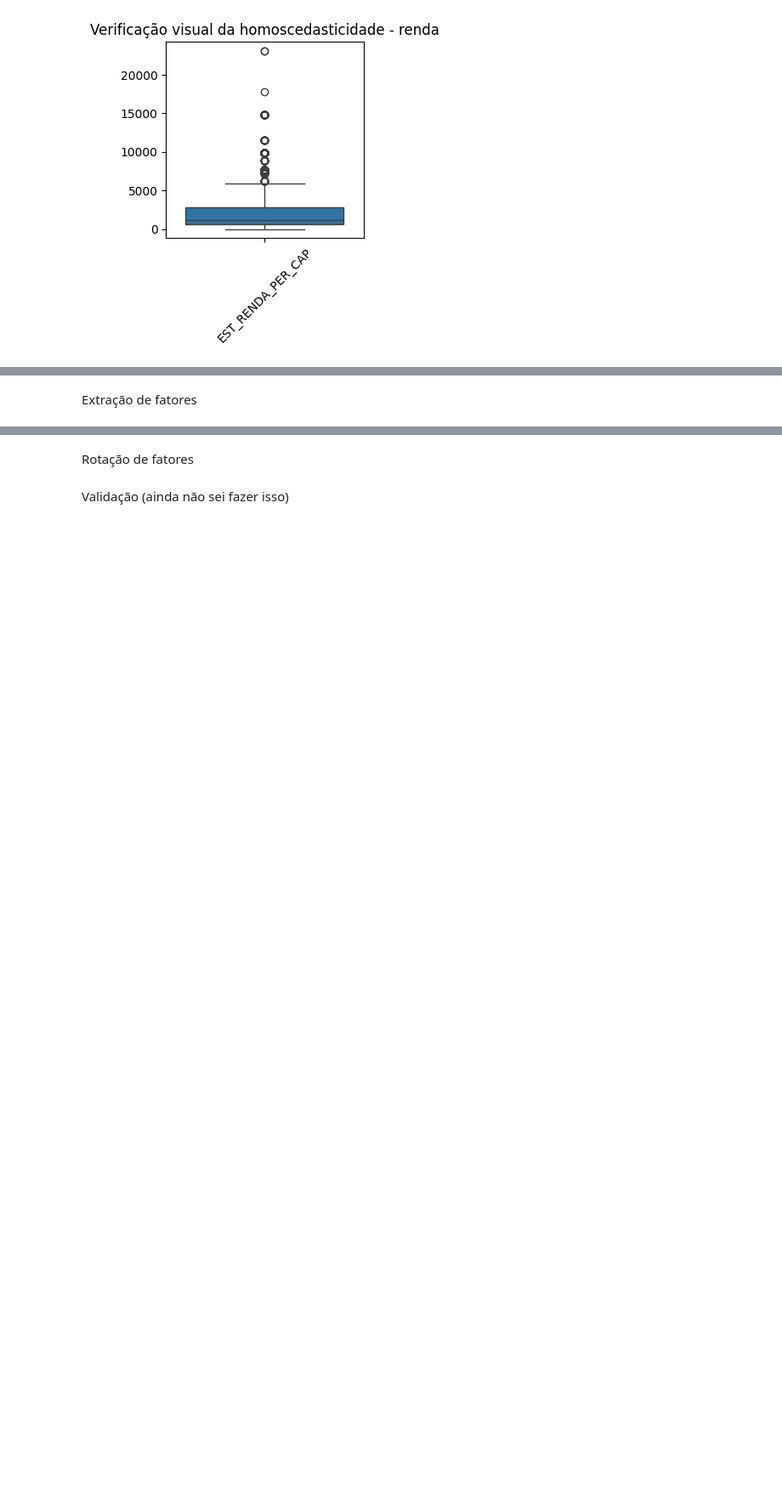
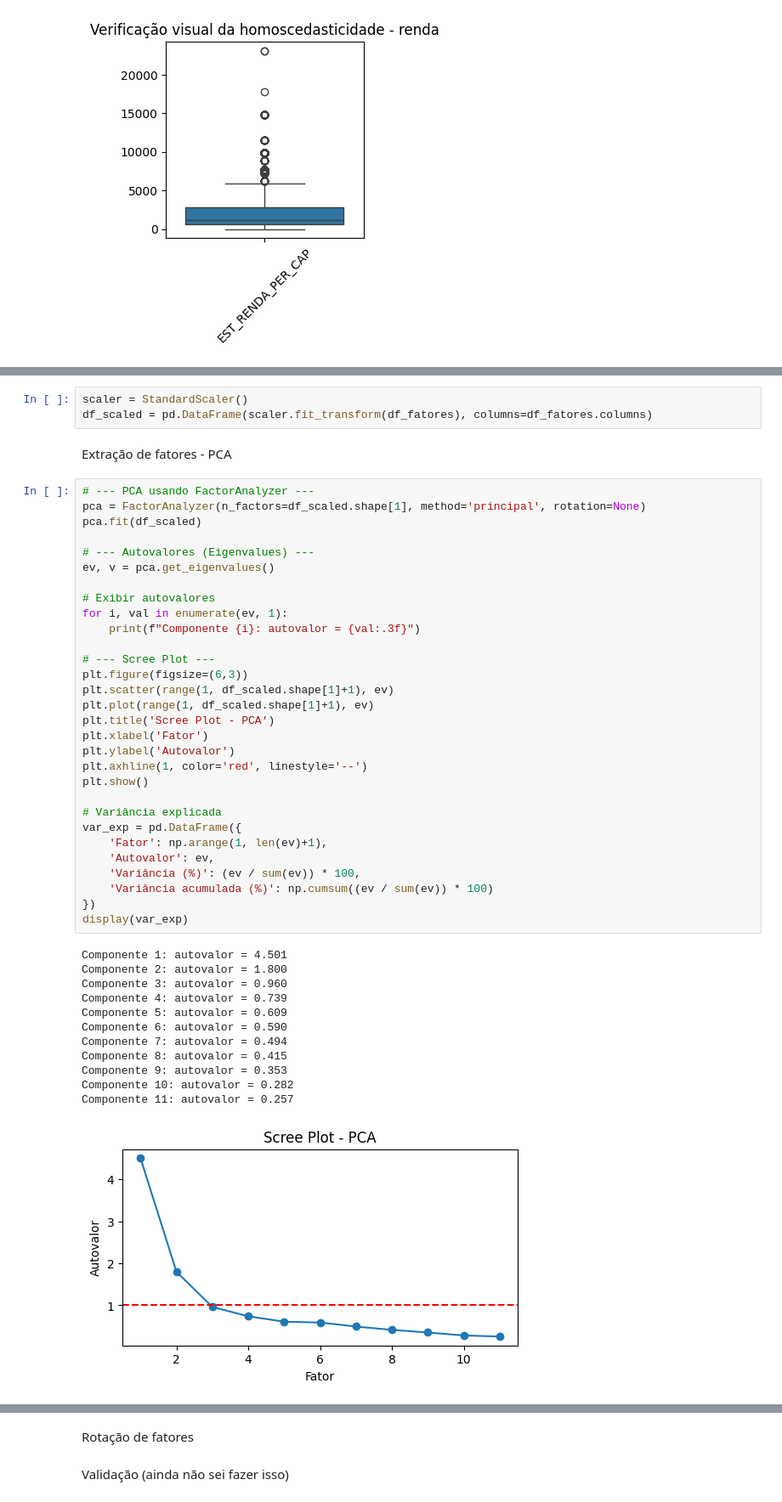
Before and after one commit to gl4a-Veloso/materiais-mqam, a Jupyter notebook: enem/T4/analise_fatorial.ipynb, the cells around one changed output, grey strips where cells are left out. Shown at 85% size. Cells and saved outputs as stored; diff of their text form; blank space fills up the shorter version.

Commit message:
Códigos para a extração de fatores (PCA e FA)

```diff
--- a/enem/T4/analise_fatorial.ipynb
+++ b/enem/T4/analise_fatorial.ipynb
@@ -212,2 +219,48 @@ Método de extração (PCA ou FA)
+# %%
+scaler = StandardScaler()
+df_scaled = pd.DataFrame(scaler.fit_transform(df_fatores), columns=df_fatores.columns)
 # %% [markdown]
-Extração de fatores
+Extração de fatores - PCA
+# %%
+# --- PCA usando FactorAnalyzer ---
+pca = FactorAnalyzer(n_factors=df_scaled.shape[1], method='principal', rotation=None)
+pca.fit(df_scaled)
+
+# --- Autovalores (Eigenvalues) ---
+ev, v = pca.get_eigenvalues()
+
+# Exibir autovalores
+for i, val in enumerate(ev, 1):
+    print(f"Componente {i}: autovalor = {val:.3f}")
+
+# --- Scree Plot ---
+plt.figure(figsize=(6,3))
+plt.scatter(range(1, df_scaled.shape[1]+1), ev)
+plt.plot(range(1, df_scaled.shape[1]+1), ev)
+plt.title('Scree Plot - PCA')
+plt.xlabel('Fator')
+plt.ylabel('Autovalor')
+plt.axhline(1, color='red', linestyle='--')
+plt.show()
+
+# Variância explicada
+var_exp = pd.DataFrame({
+    'Fator': np.arange(1, len(ev)+1),
+    'Autovalor': ev,
+    'Variância (%)': (ev / sum(ev)) * 100,
+    'Variância acumulada (%)': np.cumsum((ev / sum(ev)) * 100)
+})
+display(var_exp)
+# %% [output]
+Componente 1: autovalor = 4.501
+Componente 2: autovalor = 1.800
+Componente 3: autovalor = 0.960
+Componente 4: autovalor = 0.739
+Componente 5: autovalor = 0.609
+Componente 6: autovalor = 0.590
+Componente 7: autovalor = 0.494
+Componente 8: autovalor = 0.415
+Componente 9: autovalor = 0.353
+Componente 10: autovalor = 0.282
+Componente 11: autovalor = 0.257
+[figure, added]
```
Also changed, not shown: parts of 14 cells of this notebook.
